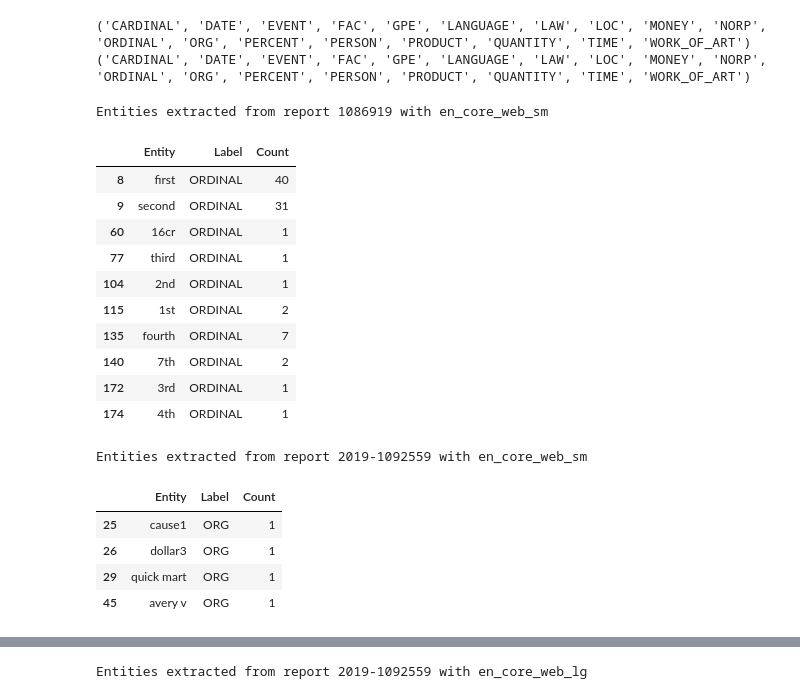
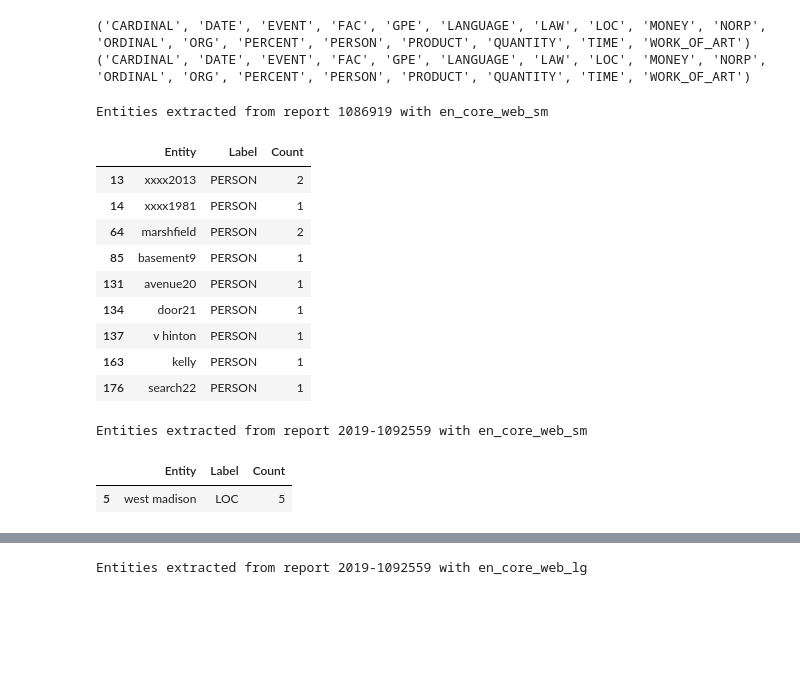
Before and after one commit to FedericoDM/NLP-Police-Complaints, a Jupyter notebook: src/exploratory/jon_spacy_ner.ipynb, the cells around one changed output, grey strips where cells are left out. Saved outputs shown, nothing was run; the diff lists cells and outputs as text; code cells hidden in the pictures; blank space fills up the shorter version.

```diff
--- a/src/exploratory/jon_spacy_ner.ipynb
+++ b/src/exploratory/jon_spacy_ner.ipynb
@@ -22,19 +16,26 @@ import pandas as pd
+# %%
+from pathlib import Path
+import os
+
+current_dir = Path(os.path.dirname(os.path.realpath("__file__")))
+project_root = current_dir.parent.parent
+
+# Define the path to the text_files directory
+text_files_dir = project_root / "text_files"
 # %%
 # Load and preprocess the data
-PATH = "/Users/jonathanjuarez/Documents/Advanced ML/NLP-Police-Complaints/text_files"
-
-cases = os.listdir(PATH)
+cases = os.listdir(text_files_dir)
 cases = [case for case in cases if case.endswith(".txt")]
 random.seed(43)
 cases = random.sample(cases, 5)  # Randomly select 10 cases for processing
-text_parser = TextParser(PATH, nlp_task=None)
+text_parser = TextParser(text_files_dir, nlp_task=None)
 
 texts = []
 for case in cases:
     # Extract the report number from the filename (assuming the format '1234567.txt')
     report_number = case.split('.')[0]
 
-    with open(os.path.join(PATH, case), 'r') as file:
+    with open(os.text_files_dir.join(text_files_dir, case), 'r') as file:
         text = file.read()
         case_text = text_parser.preprocess(text, return_as_list=False, remove_numbers=False, stem=False)
 
@@ -89,29 +90,28 @@ entity_types = ['PERSON', 'ORG', 'LOC', 'DATE', 'TIME', 'ORDINAL']
 # %%
 # Select the first report's text and its number
 report_number, report_text = texts[0]
 
 # Extract entities from the first report's text
 extracted_entities = extract_unique_entities_with_labels([report_text], counts=True)
 
 # Create a DataFrame from the extracted entities
 df_ner_small = pd.DataFrame(extracted_entities, columns=['Entity', 'Label', 'Count'])
 
 # Display the DataFrame
 print(f"Entities extracted from report {report_number} with en_core_web_sm")
-display(df_ner_small.loc[df_ner_small['Label']=='ORDINAL'])
+display(df_ner_small.loc[df_ner_small['Label']=='PERSON'])
 # %% [output]
 Entities extracted from report 1086919 with en_core_web_sm
 |  | Entity | Label | Count |
-| 8 | first | ORDINAL | 40 |
-| 9 | second | ORDINAL | 31 |
-| 60 | 16cr | ORDINAL | 1 |
-| 77 | third | ORDINAL | 1 |
-| 104 | 2nd | ORDINAL | 1 |
-| 115 | 1st | ORDINAL | 2 |
-| 135 | fourth | ORDINAL | 7 |
-| 140 | 7th | ORDINAL | 2 |
-| 172 | 3rd | ORDINAL | 1 |
-| 174 | 4th | ORDINAL | 1 |
+| 13 | xxxx2013 | PERSON | 2 |
+| 14 | xxxx1981 | PERSON | 1 |
+| 64 | marshfield | PERSON | 2 |
+| 85 | basement9 | PERSON | 1 |
+| 131 | avenue20 | PERSON | 1 |
+| 134 | door21 | PERSON | 1 |
+| 137 | v hinton | PERSON | 1 |
+| 163 | kelly | PERSON | 1 |
+| 176 | search22 | PERSON | 1 |
 # %%
 # Select the second report's text and its number
 report_number, report_text = texts[1]
@@ -124,14 +124,11 @@ df_ner_small = pd.DataFrame(extracted_entities, columns=['Entity', 'Label', 'Cou
 
 # Display the DataFrame
 print(f"Entities extracted from report {report_number} with en_core_web_sm")
-display(df_ner_small.loc[df_ner_small['Label']=='ORG'])
+display(df_ner_small.loc[df_ner_small['Label']=='LOC'])
 # %% [output]
 Entities extracted from report 2019-1092559 with en_core_web_sm
 |  | Entity | Label | Count |
-| 25 | cause1 | ORG | 1 |
-| 26 | dollar3 | ORG | 1 |
-| 29 | quick mart | ORG | 1 |
-| 45 | avery v | ORG | 1 |
+| 5 | west madison | LOC | 5 |
 # %%
 # Extract entities from the first report's text using en_core_web_lg
 # python3 -m spacy download en_core_web_lg
```
Also changed, not shown: parts of 49 cells of this notebook, 8 other files.
